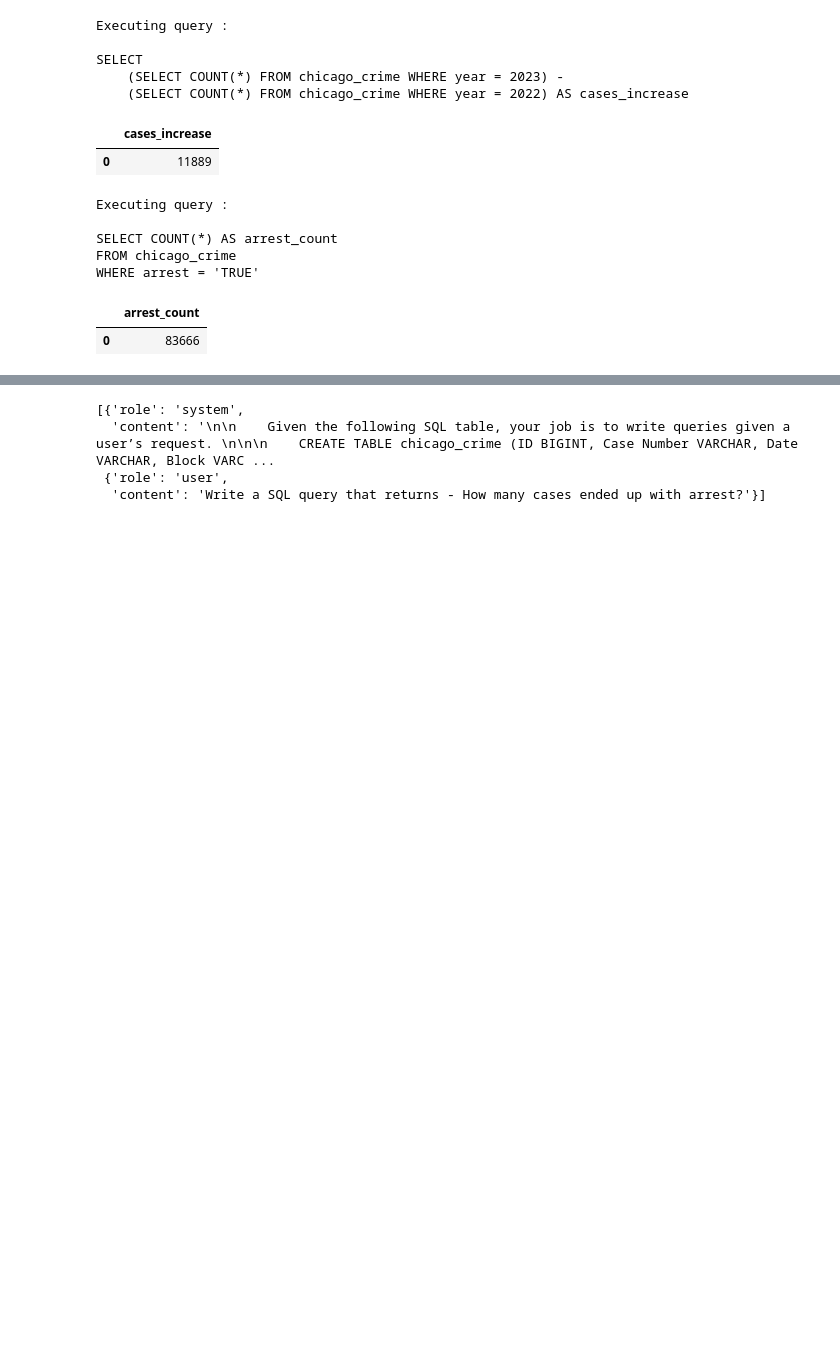
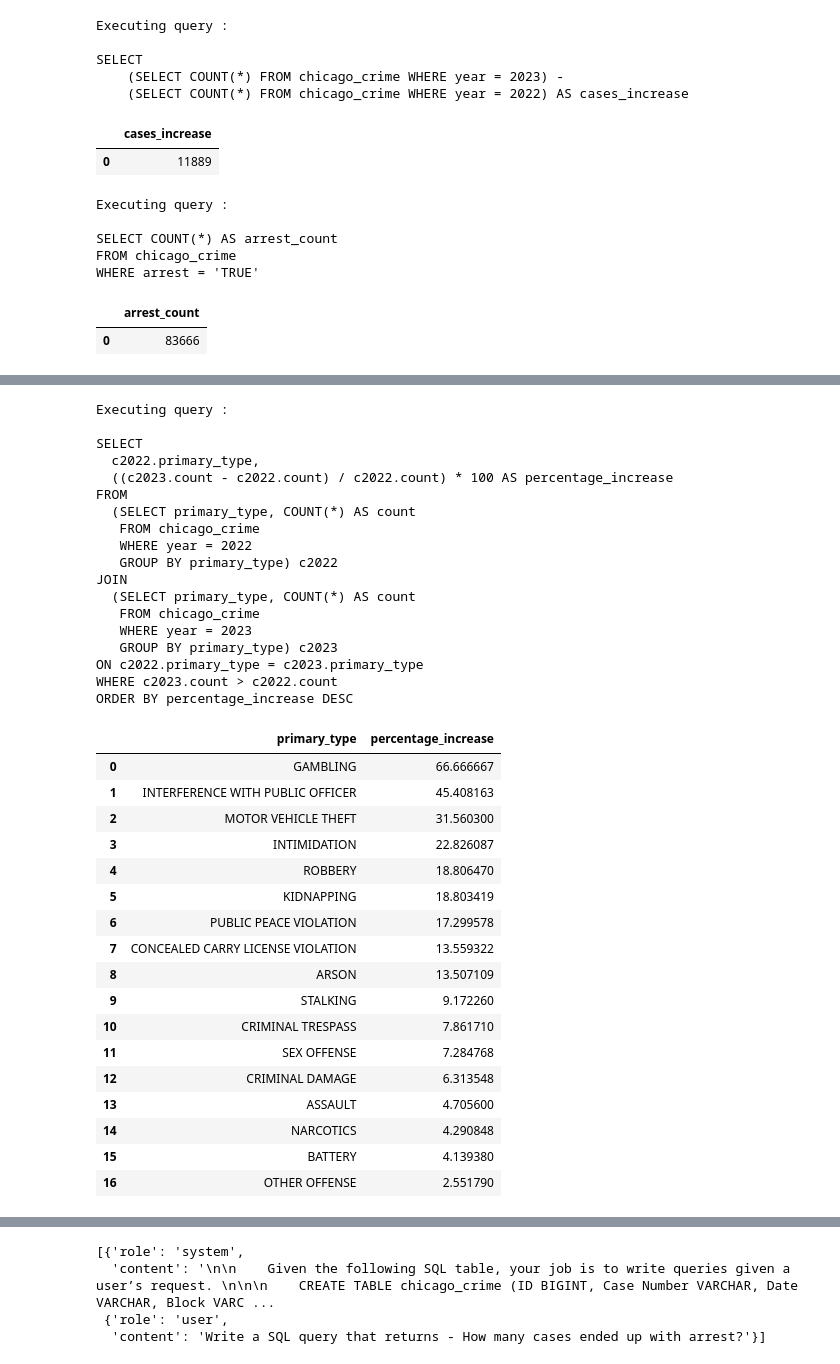
Before and after one commit to Srihari231092/lang2sql, a Jupyter notebook: openai_poc.ipynb, the cells around one changed output, grey strips where cells are left out. Cells and saved outputs as stored; diff of their text form; code cells hidden in the pictures; blank space fills up the shorter version.

```diff
--- a/openai_poc.ipynb
+++ b/openai_poc.ipynb
@@ -201,6 +193,43 @@ chicago_crime.head(20)
 # %%
-query = ""
+query = "What primray types of crime have increased from 2022 to 2023, in percentage? Sort it by descending order."
 
 prompt, response, output_df = lang2sql(client=client, model="gpt-4-1106-preview", table=table, col_names=col_names, query=query)
 
 display(output_df)
+# %% [output]
+Executing query :
+
+SELECT
+  c2022.primary_type,
+  ((c2023.count - c2022.count) / c2022.count) * 100 AS percentage_increase
+FROM
+  (SELECT primary_type, COUNT(*) AS count
+   FROM chicago_crime
+   WHERE year = 2022
+   GROUP BY primary_type) c2022
+JOIN
+  (SELECT primary_type, COUNT(*) AS count
+   FROM chicago_crime
+   WHERE year = 2023
+   GROUP BY primary_type) c2023
+ON c2022.primary_type = c2023.primary_type
+WHERE c2023.count > c2022.count
+ORDER BY percentage_increase DESC
+|  | primary_type | percentage_increase |
+| 0 | GAMBLING | 66.666667 |
+| 1 | INTERFERENCE WITH PUBLIC OFFICER | 45.408163 |
+| 2 | MOTOR VEHICLE THEFT | 31.560300 |
+| 3 | INTIMIDATION | 22.826087 |
+| 4 | ROBBERY | 18.806470 |
+| 5 | KIDNAPPING | 18.803419 |
+| 6 | PUBLIC PEACE VIOLATION | 17.299578 |
+| 7 | CONCEALED CARRY LICENSE VIOLATION | 13.559322 |
+| 8 | ARSON | 13.507109 |
+| 9 | STALKING | 9.172260 |
+| 10 | CRIMINAL TRESPASS | 7.861710 |
+| 11 | SEX OFFENSE | 7.284768 |
+| 12 | CRIMINAL DAMAGE | 6.313548 |
+| 13 | ASSAULT | 4.705600 |
+| 14 | NARCOTICS | 4.290848 |
+| 15 | BATTERY | 4.139380 |
+| 16 | OTHER OFFENSE | 2.551790 |
```
Also changed, not shown: parts of 8 cells of this notebook.
